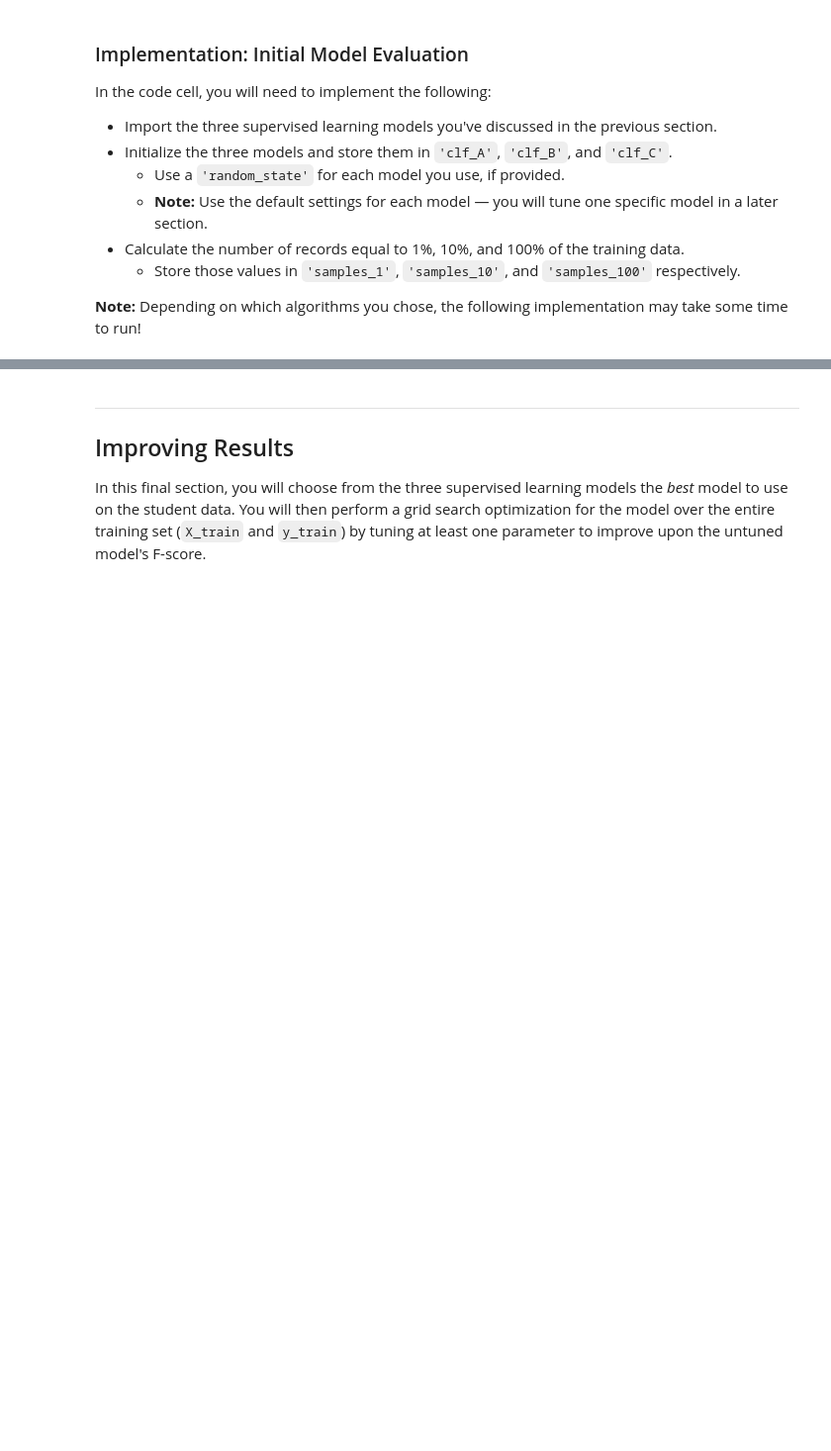
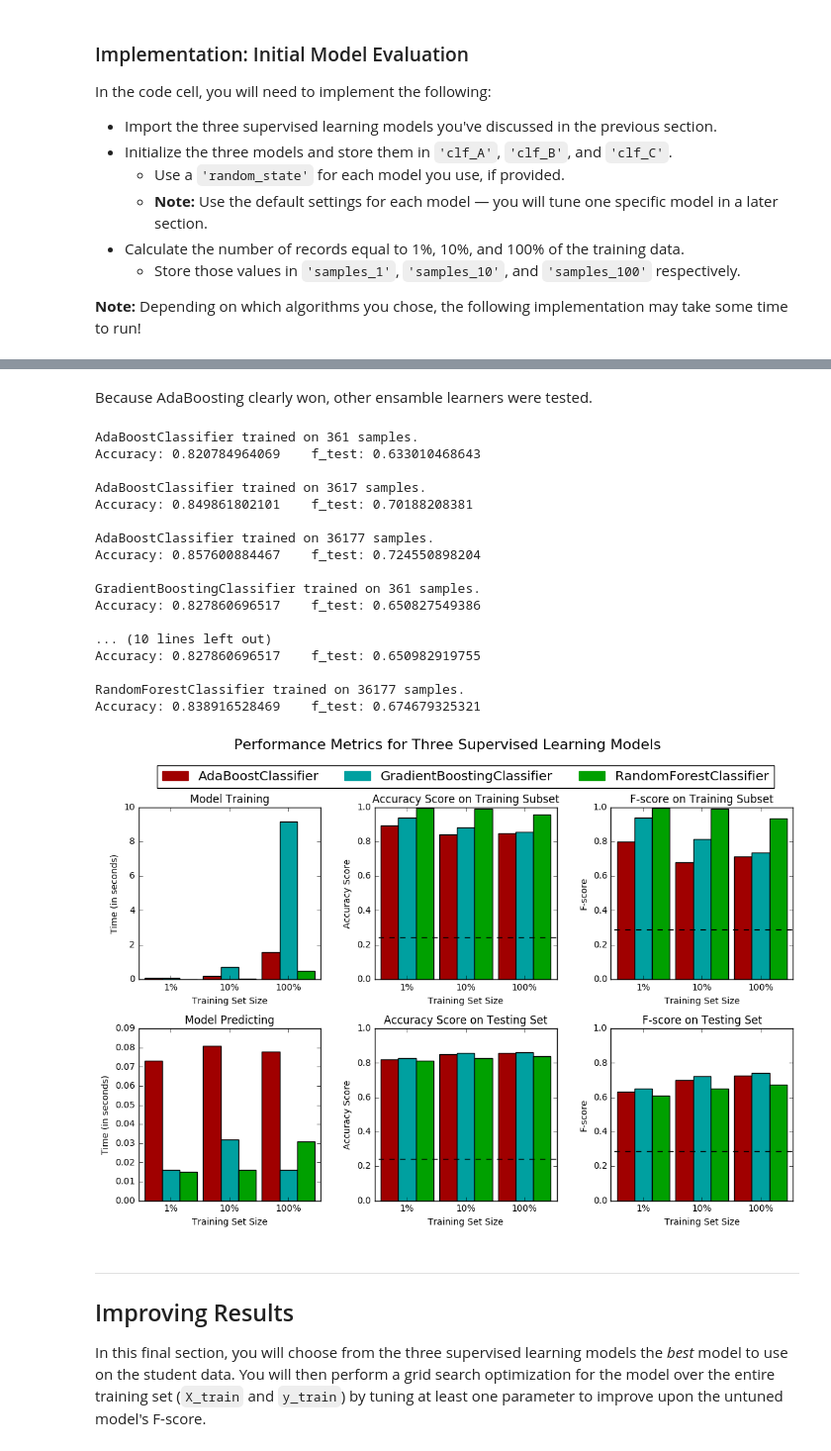
Before and after one commit to krapes/Udacity-Machine-Learning-Projects, a Jupyter notebook: projects/finding_donors/finding_donors.ipynb, the cells around one changed output, grey strips where cells are left out. Shown: that part at 99% size. Saved outputs shown, nothing was run; the diff lists cells and outputs as text; code cells hidden in the pictures; blank space fills up the shorter version.

```diff
--- a/projects/finding_donors/finding_donors.ipynb
+++ b/projects/finding_donors/finding_donors.ipynb
@@ -404,3 +392,49 @@ Accuracy: 0.840243228303    f_test: 0.678009141696
+# %% [markdown]
+Because AdaBoosting clearly won, other ensamble learners were tested.
+# %%
+# TODO: Import the three supervised learning models from sklearn
+
+# TODO: Initialize the three models
+clf_A = AdaBoostClassifier(random_state=1)
+clf_B = GradientBoostingClassifier(random_state=1)
+clf_C = RandomForestClassifier(random_state=1)
+
+
+# TODO: Calculate the number of samples for 1%, 10%, and 100% of the training data
+samples_1 = int(.01*X_train.shape[0])
+samples_10 = int(.1*X_train.shape[0])
+samples_100 = X_train.shape[0]
+
+# Collect results on the learners
+results = {}
+for clf in [clf_A, clf_B, clf_C]:
+    clf_name = clf.__class__.__name__
+    results[clf_name] = {}
+    for i, samples in enumerate([samples_1, samples_10, samples_100]):
+        results[clf_name][i] = \
+        train_predict(clf, samples, X_train, y_train, X_test, y_test)
+
+# Run metrics visualization for the three supervised learning models chosen
+vs.evaluate(results, accuracy, fscore)
+# %% [output]
+AdaBoostClassifier trained on 361 samples.
+Accuracy: 0.820784964069    f_test: 0.633010468643
+
+AdaBoostClassifier trained on 3617 samples.
+Accuracy: 0.849861802101    f_test: 0.70188208381
+
+AdaBoostClassifier trained on 36177 samples.
+Accuracy: 0.857600884467    f_test: 0.724550898204
+
+GradientBoostingClassifier trained on 361 samples.
+Accuracy: 0.827860696517    f_test: 0.650827549386
+
+... (10 lines left out)
+Accuracy: 0.827860696517    f_test: 0.650982919755
+
+RandomForestClassifier trained on 36177 samples.
+Accuracy: 0.838916528469    f_test: 0.674679325321
+[figure, added]
 # %% [markdown]
 ----
 ## Improving Results
```
Also changed, not shown: parts of 24 cells of this notebook.
